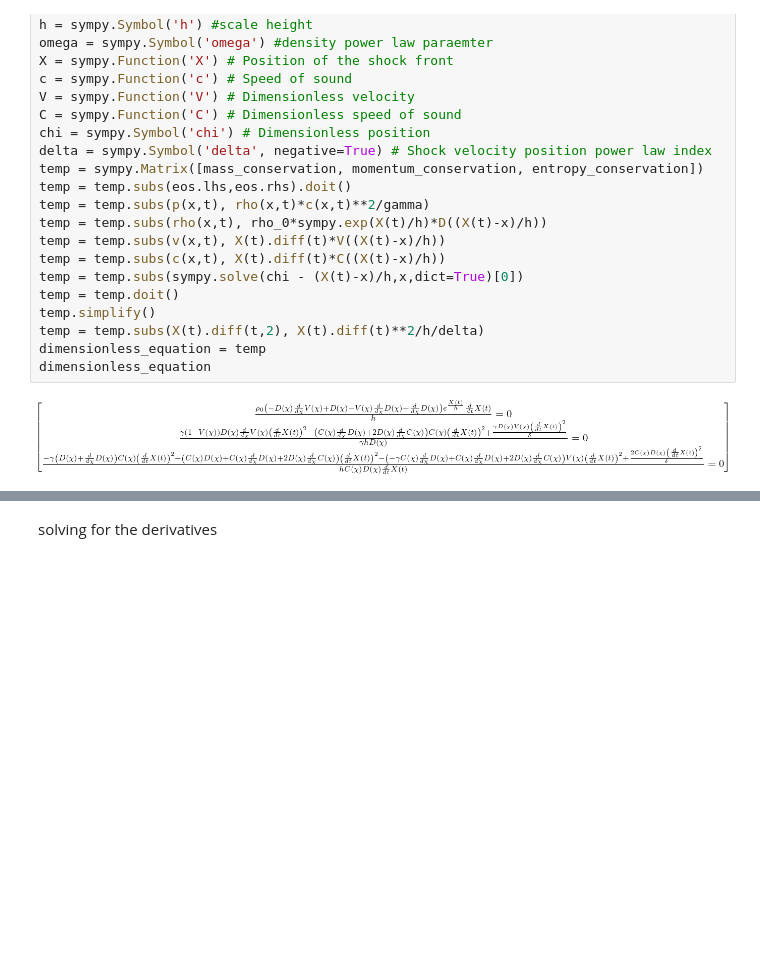
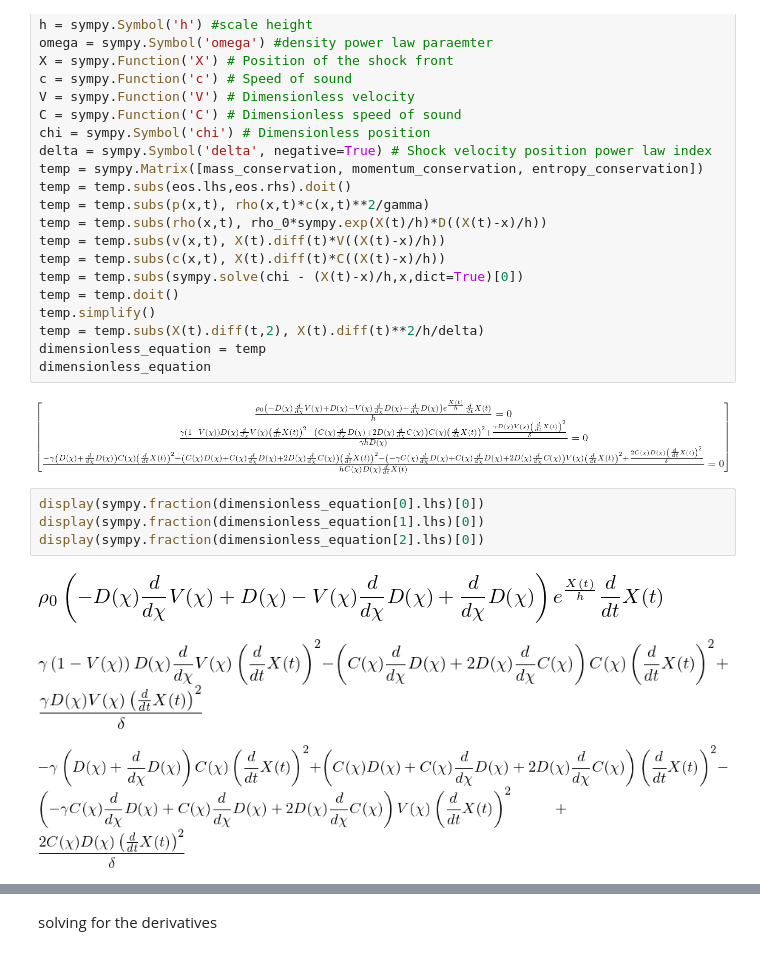
Before and after one commit to aremorov/stellar_atm_shocks, a Jupyter notebook: s_analysis_exponential2.ipynb, the cells around one changed output, grey strips where cells are left out. Drawn from its saved outputs; the diff is of its cells as text; blank space fills up the shorter version.

```diff
--- a/s_analysis_exponential2.ipynb
+++ b/s_analysis_exponential2.ipynb
@@ -72,3 +72,11 @@ dimensionless_equation = temp
 dimensionless_equation
 # %% [output]
 [figure]
+# %%
+display(sympy.fraction(dimensionless_equation[0].lhs)[0])
+display(sympy.fraction(dimensionless_equation[1].lhs)[0])
+display(sympy.fraction(dimensionless_equation[2].lhs)[0])
+# %% [output]
+[figure, added]
+[figure, added]
+[figure, added]
```
Also changed, not shown: parts of 11 cells of this notebook.
